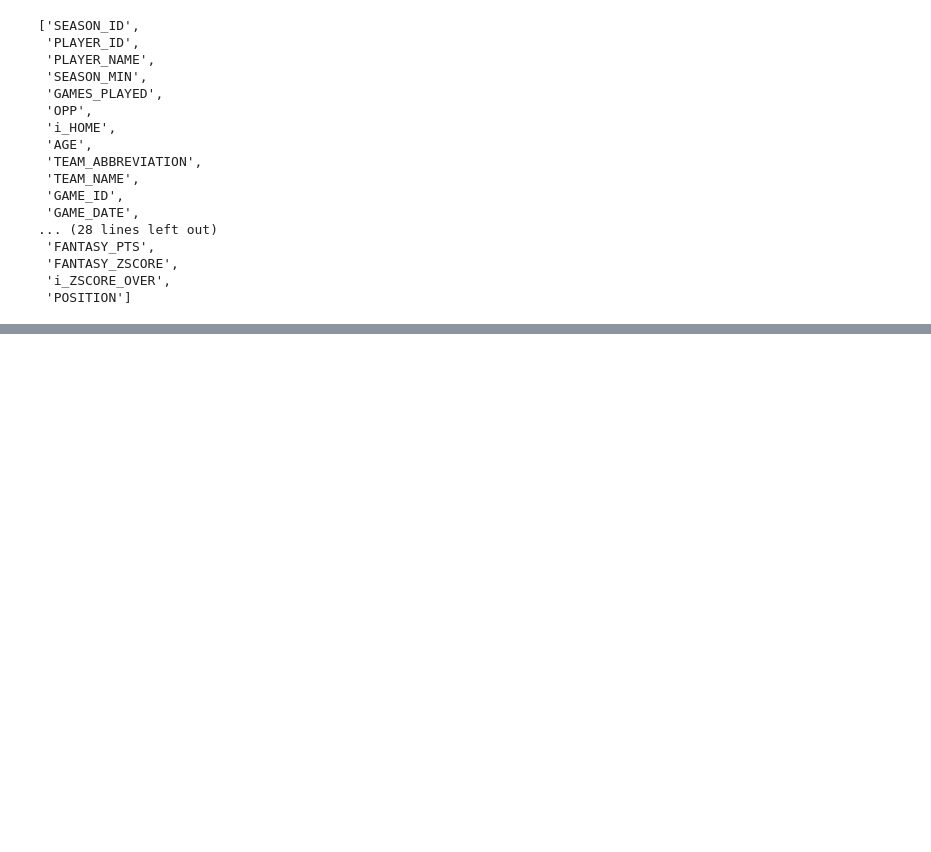
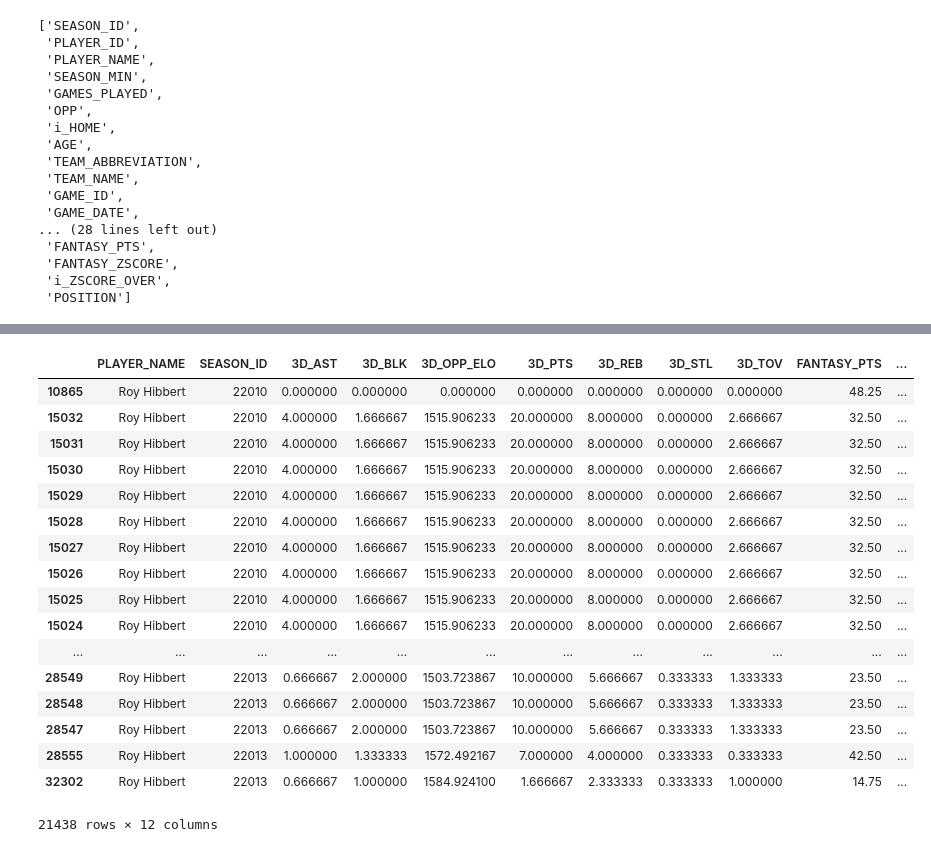
Before and after one commit to diciurcio-d/ShiftEnter, a Jupyter notebook: data_collection_sup.ipynb, the cells around one changed output, grey strips where cells are left out. Saved outputs shown, nothing was run; the diff lists cells and outputs as text; code cells hidden in the pictures; blank space fills up the shorter version.

```diff
--- a/data_collection_sup.ipynb
+++ b/data_collection_sup.ipynb
@@ -179,3 +158,19 @@ def per_season_cumsum(df,col_list):
     cumsum_df = (df.groupby(["PLAYER_NAME","SEASON_ID"])
                    .apply(lambda x: add_game_date_col(x[col_list].cumsum(axis = 0), x.GAME_DATE).reset_index(drop = True)))
     return cumsum_df.reset_index().drop('level_2',axis = 1).rename(columns=dict(zip(col_list,map(lambda x: 'C_' + x,col_list))))
+# %%
+def get_player_seasons(player_name, season1,season2,full_df):
+    player_df = (full_df[full_df.PLAYER_NAME == player_name].groupby(["PLAYER_NAME","SEASON_ID"])
+                                .apply(lambda x: pd.DataFrame(map(lambda y: calc_ngame_avg(x.sort_values("GAME_DATE"),["AST","REB","PTS","TOV","STL","BLK"],y,3),x.GAME_DATE)))).reset_index().drop('level_2',axis = 1)
+    player_df = pd.merge(player_df,full_df[full_df.PLAYER_NAME == player_name][["GAME_DATE","FANTASY_PTS","OPP_ELO"]])
+    player_df['SHIT'] = player_df['OPP_ELO'].map(lambda x: 1 if x < 1400 else 0)
+    player_df['OKAY'] = player_df['OPP_ELO'].map(lambda x: 1 if 1400 <= x < 1600 else 0)
+    player_df['GOOD'] = player_df['OPP_ELO'].map(lambda x: 1 if 1600 <= x < 1700 else 0)
+    player_df['GREAT'] = player_df['OPP_ELO'].map(lambda x: 1 if 1700 <= x else 0)
+    player_df2 = player_df.set_index('GAME_DATE')
+    fantasy_resp = player_df2.groupby('SEASON_ID').apply(lambda x: x['FANTASY_PTS'].map(lambda y: 1 if y > x.FANTASY_PTS.mean() else 0)).reset_index().rename(columns={'FANTASY_PTS':'FANTASY_RESP'})
+    player_df2 = pd.merge(player_df2,fantasy_resp)
+    fst_season = season1 + 20000
+    lst_season = season2 + 20000
+    player_df_final = player_df2[(player_df2.SEASON_ID <= lst_season) & (player_df2.SEASON_ID >= fst_season)].sort_values('SEASON_ID')
+    return (player_df_final, np.array(player_df_final.SEASON_ID < lst_season))
@@ -283,0 +247,21 @@ df85_15
+# %%
+df
+# %% [output]
+|  | PLAYER_NAME | SEASON_ID | 3D_AST | 3D_BLK | 3D_OPP_ELO | 3D_PTS | 3D_REB | 3D_STL | 3D_TOV | FANTASY_PTS | ... |
+| 10865 | Roy Hibbert | 22010 | 0.000000 | 0.000000 | 0.000000 | 0.000000 | 0.000000 | 0.000000 | 0.000000 | 48.25 | ... |
+| 15032 | Roy Hibbert | 22010 | 4.000000 | 1.666667 | 1515.906233 | 20.000000 | 8.000000 | 0.000000 | 2.666667 | 32.50 | ... |
+| 15031 | Roy Hibbert | 22010 | 4.000000 | 1.666667 | 1515.906233 | 20.000000 | 8.000000 | 0.000000 | 2.666667 | 32.50 | ... |
+| 15030 | Roy Hibbert | 22010 | 4.000000 | 1.666667 | 1515.906233 | 20.000000 | 8.000000 | 0.000000 | 2.666667 | 32.50 | ... |
+| 15029 | Roy Hibbert | 22010 | 4.000000 | 1.666667 | 1515.906233 | 20.000000 | 8.000000 | 0.000000 | 2.666667 | 32.50 | ... |
+| 15028 | Roy Hibbert | 22010 | 4.000000 | 1.666667 | 1515.906233 | 20.000000 | 8.000000 | 0.000000 | 2.666667 | 32.50 | ... |
+| 15027 | Roy Hibbert | 22010 | 4.000000 | 1.666667 | 1515.906233 | 20.000000 | 8.000000 | 0.000000 | 2.666667 | 32.50 | ... |
+| 15026 | Roy Hibbert | 22010 | 4.000000 | 1.666667 | 1515.906233 | 20.000000 | 8.000000 | 0.000000 | 2.666667 | 32.50 | ... |
+| 15025 | Roy Hibbert | 22010 | 4.000000 | 1.666667 | 1515.906233 | 20.000000 | 8.000000 | 0.000000 | 2.666667 | 32.50 | ... |
+| 15024 | Roy Hibbert | 22010 | 4.000000 | 1.666667 | 1515.906233 | 20.000000 | 8.000000 | 0.000000 | 2.666667 | 32.50 | ... |
+| ... | ... | ... | ... | ... | ... | ... | ... | ... | ... | ... | ... |
+| 28549 | Roy Hibbert | 22013 | 0.666667 | 2.000000 | 1503.723867 | 10.000000 | 5.666667 | 0.333333 | 1.333333 | 23.50 | ... |
+| 28548 | Roy Hibbert | 22013 | 0.666667 | 2.000000 | 1503.723867 | 10.000000 | 5.666667 | 0.333333 | 1.333333 | 23.50 | ... |
+| 28547 | Roy Hibbert | 22013 | 0.666667 | 2.000000 | 1503.723867 | 10.000000 | 5.666667 | 0.333333 | 1.333333 | 23.50 | ... |
+| 28555 | Roy Hibbert | 22013 | 1.000000 | 1.333333 | 1572.492167 | 7.000000 | 4.000000 | 0.333333 | 0.333333 | 42.50 | ... |
+| 32302 | Roy Hibbert | 22013 | 0.666667 | 1.000000 | 1584.924100 | 1.666667 | 2.333333 | 0.333333 | 1.000000 | 14.75 | ... |
+21438 rows × 12 columns
```
Also changed, not shown: parts of 5 cells of this notebook.
